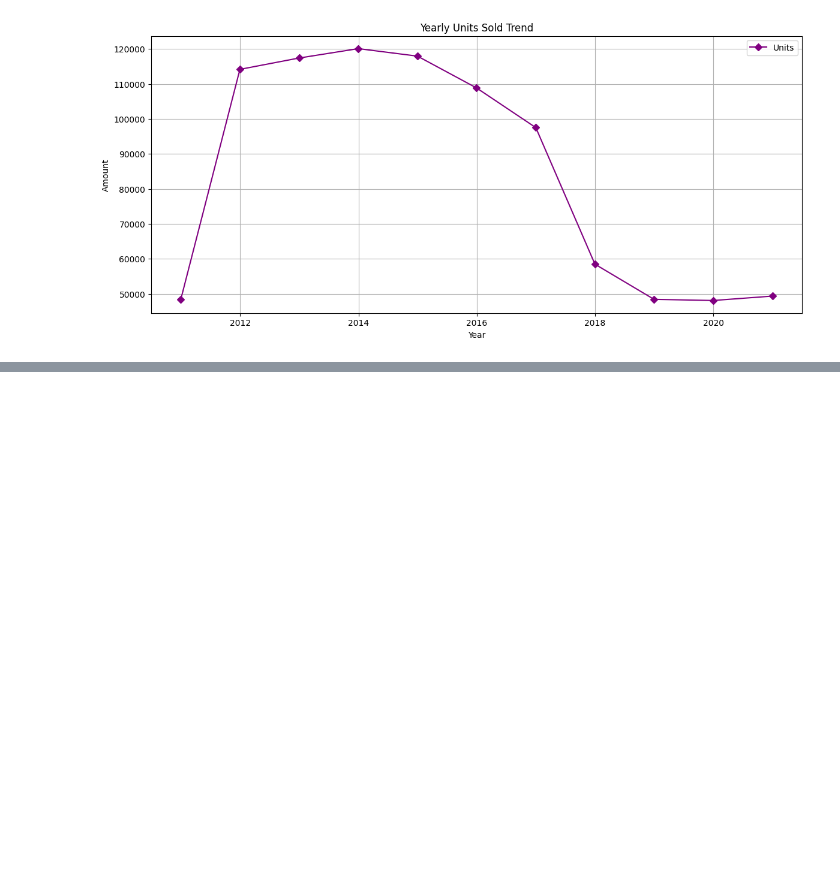
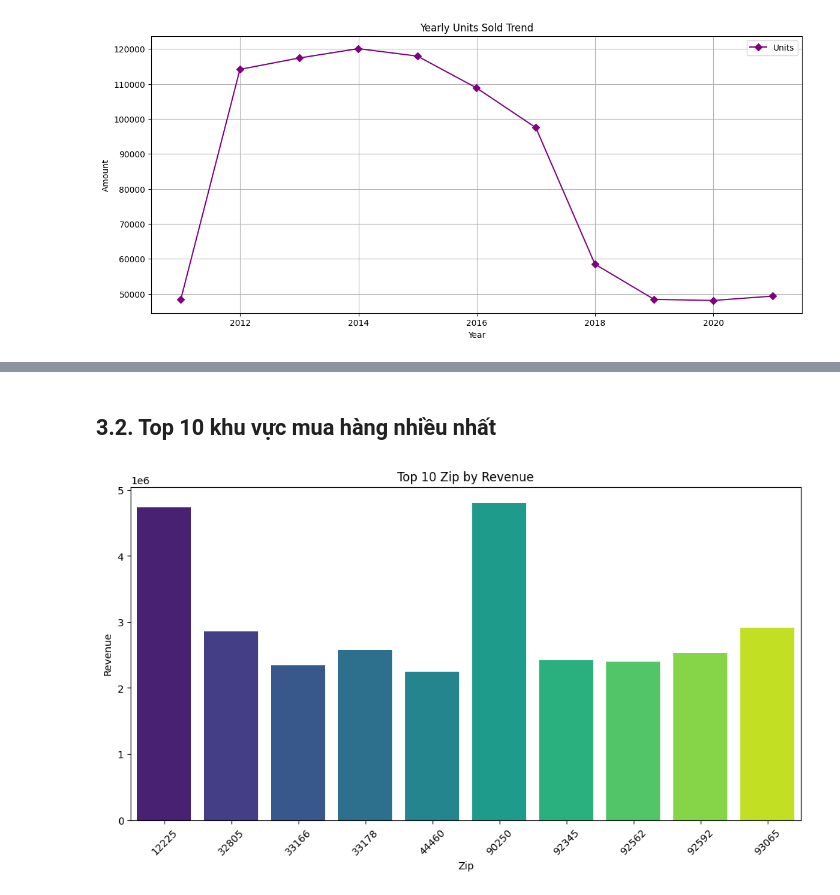
Before and after one commit to HaiAu2501/Try-Some-Models, a Jupyter notebook: source/1.ipynb, the cells around one changed output, grey strips where cells are left out. Saved outputs shown, nothing was run; the diff lists cells and outputs as text; code cells hidden in the pictures; blank space fills up the shorter version.

```diff
--- a/source/1.ipynb
+++ b/source/1.ipynb
@@ -467,0 +506,26 @@ plt.show()
+# %% [markdown]
+## 3.2. Top 10 khu vực mua hàng nhiều nhất
+# %%
+# Tổng hợp doanh thu và số lượng bán theo Zip
+df_zip_total = df_sorted.groupby('Zip').agg({'Revenue': 'sum', 'Units': 'sum'}).reset_index()
+
+# Lấy ra top 10 Zip theo Revenue
+top_zip = df_zip_total.sort_values(by='Revenue', ascending=False).head(10)
+
+plt.figure(figsize=(12, 6))
+
+ax = sns.barplot(x='Zip', y='Revenue', data=top_zip, palette=None)
+
+colors = sns.color_palette("viridis", n_colors=len(top_zip))
+
+# Gán màu cho từng thanh trong barplot
+for patch, color in zip(ax.patches, colors):
+	patch.set_facecolor(color)
+
+plt.title('Top 10 Zip by Revenue')
+plt.xlabel('Zip')
+plt.ylabel('Revenue')
+plt.xticks(rotation=45)
+plt.show()
+# %% [output]
+[figure, added]
```
Also changed, not shown: parts of 16 cells of this notebook, 1 other file.
